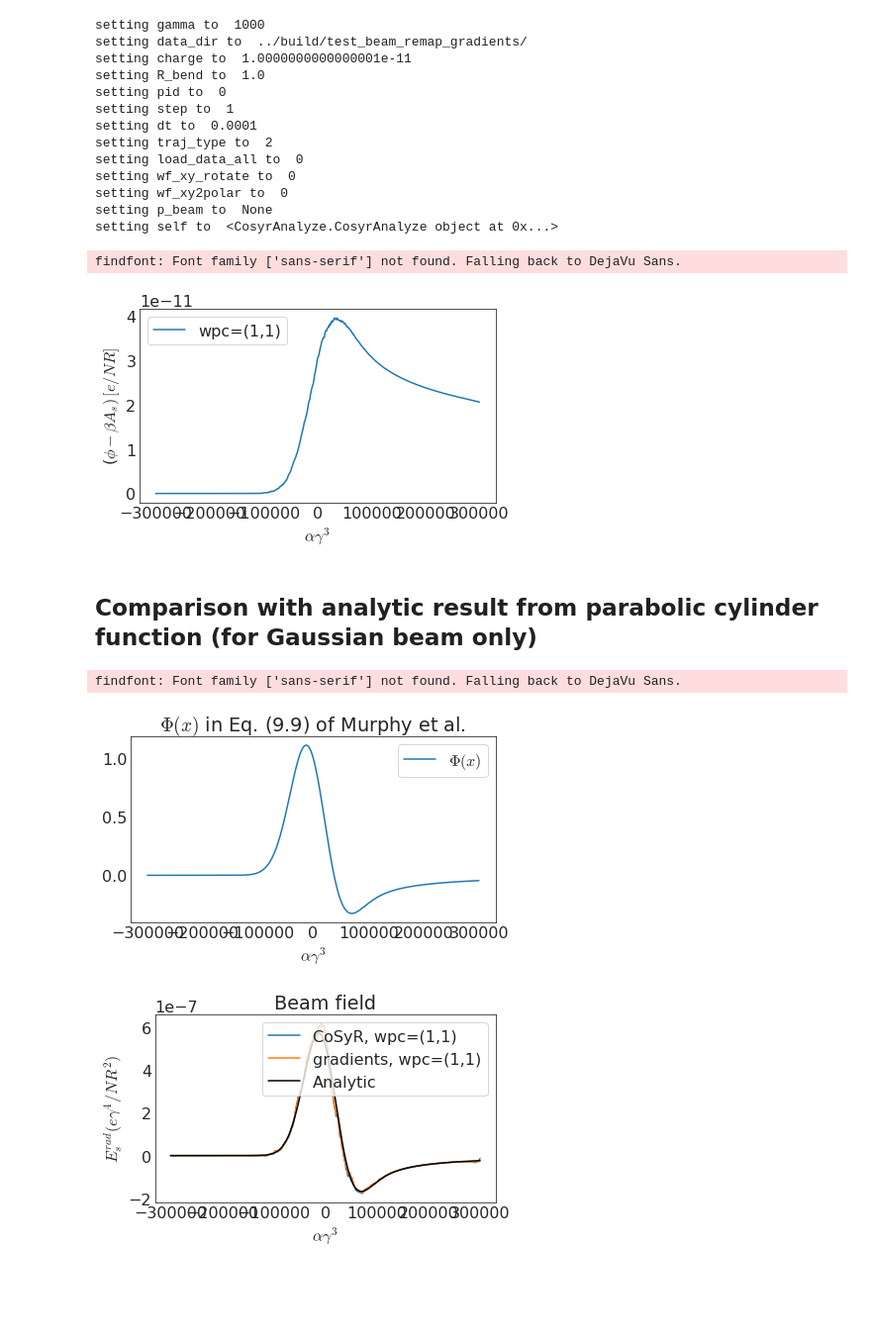
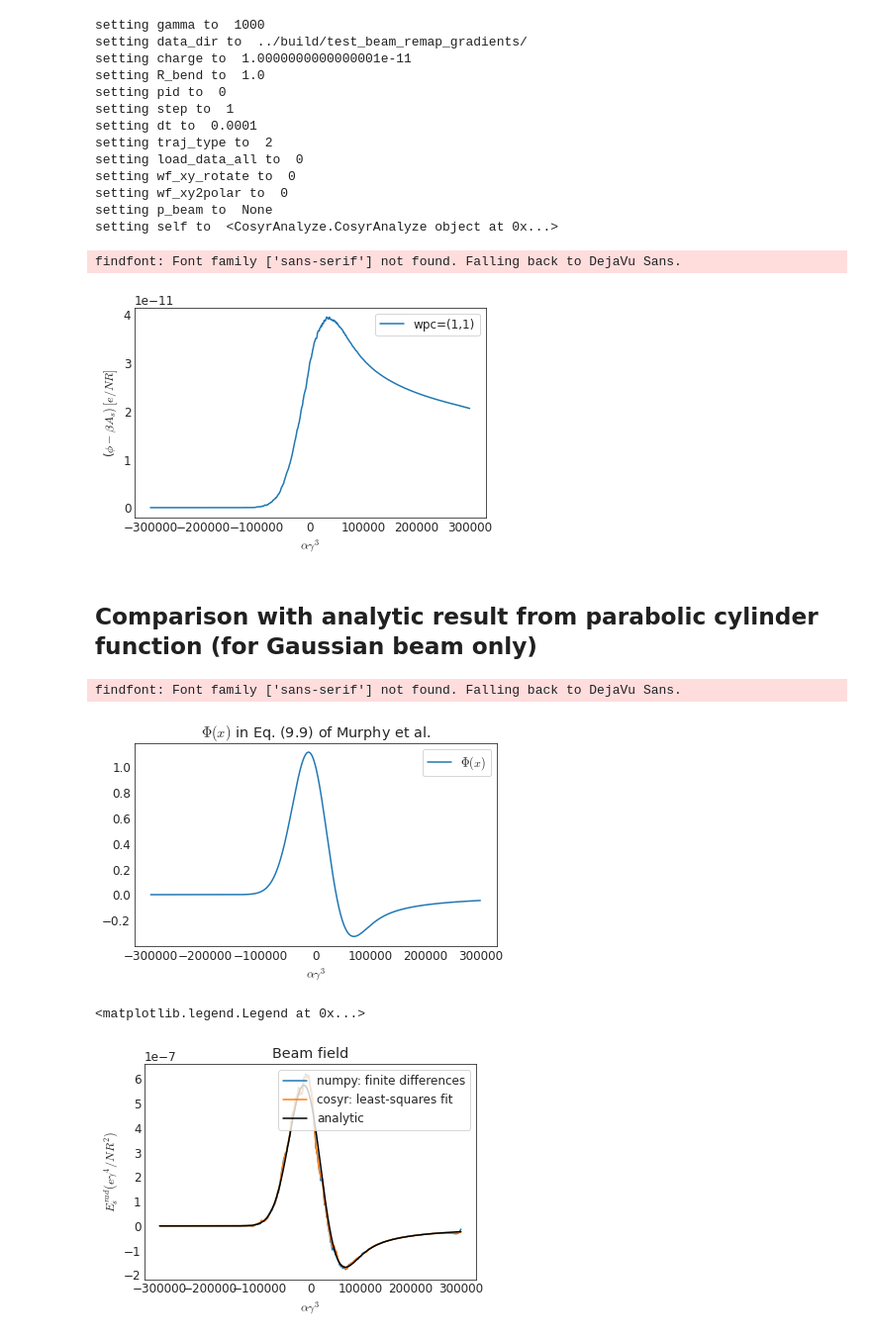
Before and after one commit to lanl/cosyr, a Jupyter notebook: analysis/1D_beam_gradient.ipynb, the cells around one changed output. Shown at 99% size. Saved outputs shown, nothing was run; the diff lists cells and outputs as text; code cells hidden in the pictures; blank space fills up the shorter version.

```diff
--- a/analysis/1D_beam_gradient.ipynb
+++ b/analysis/1D_beam_gradient.ipynb
@@ -15,7 +15,7 @@ import CosyrAnalyze
 import seaborn as sns
 
 # plot setting
-mpl.rcParams['font.size'] = 16
+mpl.rcParams['font.size'] = 12
 mpl.rcParams["mathtext.default"] = "it"
 mpl.rcParams['mathtext.fontset'] = 'cm'
 
@@ -79,7 +79,7 @@ plt.legend()
 plt.tight_layout()
 # %% [output]
 findfont: Font family ['sans-serif'] not found. Falling back to DejaVu Sans.
-[figure, old version]
+[figure, new version]
 # %% [markdown]
 ## Comparison with analytic result from parabolic cylinder function (for Gaussian beam only)
 # %%
@@ -98,21 +98,22 @@ plt.legend(loc="upper right")
 plt.tight_layout()
 # %% [output]
 findfont: Font family ['sans-serif'] not found. Falling back to DejaVu Sans.
-[figure, old version]
+[figure, new version]
 # %%
 # Eq. (9.8) in Murphy 1997 paper, in unit of e*gamma^4/R^2, averaged for each particle (i.e., beam of chagre e)
 analytic_beam_fld *= np.sqrt(2.0/np.pi)/(3.0*(sigma/gamma**3.0/R_bend)**4.0)**(1.0/3.0)/gamma**4.0
 # %%
 plt.figure()
-plt.plot(alpha_axis,mesh_fld_sm, label="CoSyR, wpc=(1,1)")
-plt.plot(alpha_axis,mesh_fld_remap_sm, label="gradients, wpc=(1,1)")
-plt.plot(alpha_axis, analytic_beam_fld, "k-", label="Analytic")
+plt.plot(alpha_axis,mesh_fld_sm, label="numpy: finite differences")
+plt.plot(alpha_axis,mesh_fld_remap_sm, label="cosyr: least-squares fit")
+plt.plot(alpha_axis, analytic_beam_fld, "k-", label="analytic")
 plt.xlabel(r"$\alpha \gamma^{3}$")
 plt.ylabel(r"$E_{s}^{rad} (e \gamma^4/NR^2)$")
 plt.title("Beam field")
 plt.legend(loc="upper right")
-plt.tight_layout()
+#plt.tight_layout()
 # %% [output]
+<matplotlib.legend.Legend at 0x...>
-[figure, old version]
+[figure, new version]
 # %%
 # L2 norm
```
Also changed, not shown: parts of 1 cell of this notebook.
